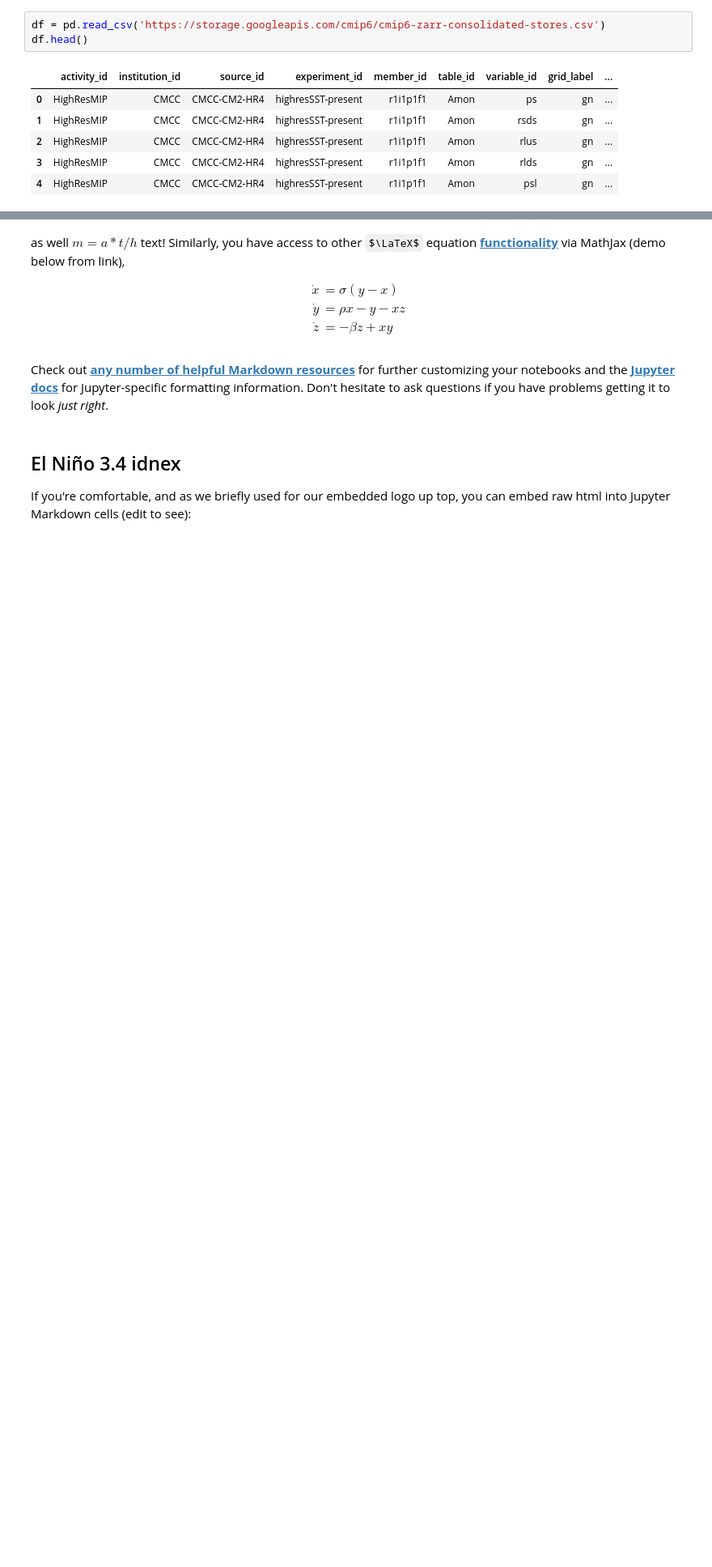
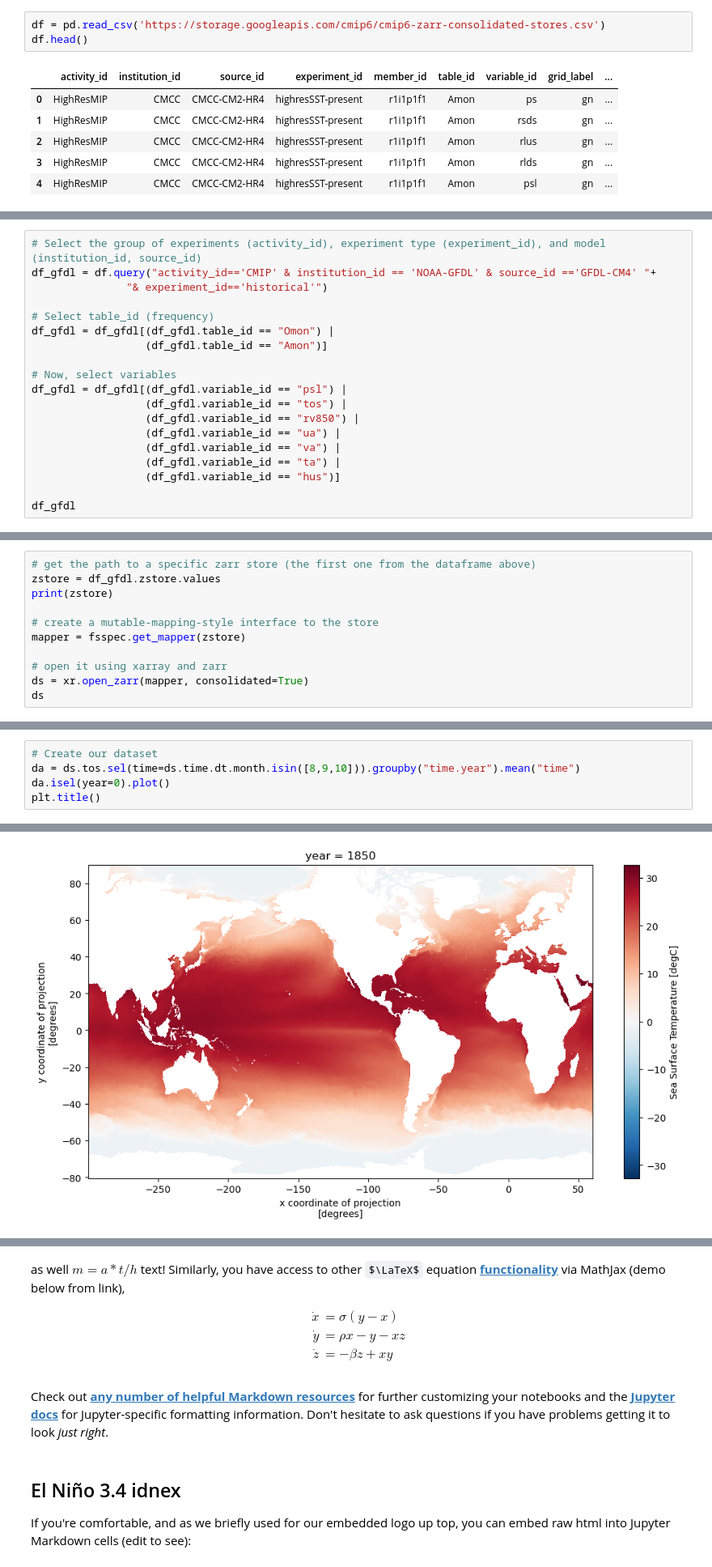
Before and after one commit to ProjectPythia/CFC-extreme-weather-cookbook, a Jupyter notebook: cfc-atm.ipynb, the cells around one changed output, grey strips where cells are left out. Shown: that part at 81% size. Cells and saved outputs as stored; diff of their text form; some formulas as TeX source; blank space fills up the shorter version.

```diff
--- a/cfc-atm.ipynb
+++ b/cfc-atm.ipynb
@@ -96,0 +103,19 @@ import numpy as np
+# %%
+# Select the group of experiments (activity_id), experiment type (experiment_id), and model (institution_id, source_id)
+df_gfdl = df.query("activity_id=='CMIP' & institution_id == 'NOAA-GFDL' & source_id =='GFDL-CM4' "+
+               "& experiment_id=='historical'")
+
+# Select table_id (frequency)
+df_gfdl = df_gfdl[(df_gfdl.table_id == "Omon") |
+                  (df_gfdl.table_id == "Amon")]
+
+# Now, select variables
+df_gfdl = df_gfdl[(df_gfdl.variable_id == "psl") |
+                  (df_gfdl.variable_id == "tos") |
+                  (df_gfdl.variable_id == "rv850") |
+                  (df_gfdl.variable_id == "ua") |
+                  (df_gfdl.variable_id == "va") |
+                  (df_gfdl.variable_id == "ta") |
+                  (df_gfdl.variable_id == "hus")]
+
+df_gfdl
@@ -96,0 +131,11 @@ import numpy as np
+# %%
+# get the path to a specific zarr store (the first one from the dataframe above)
+zstore = df_gfdl.zstore.values
+print(zstore)
+
+# create a mutable-mapping-style interface to the store
+mapper = fsspec.get_mapper(zstore)
+
+# open it using xarray and zarr
+ds = xr.open_zarr(mapper, consolidated=True)
+ds
@@ -96,0 +245,6 @@ import numpy as np
+# %%
+# Create our dataset
+da = ds.tos.sel(time=ds.time.dt.month.isin([8,9,10])).groupby("time.year").mean("time")
+da.isel(year=0).plot()
+plt.title()
+# %% [output]
@@ -96,0 +252 @@ import numpy as np
+[figure, added]
```
Also changed, not shown: parts of 36 cells of this notebook.
